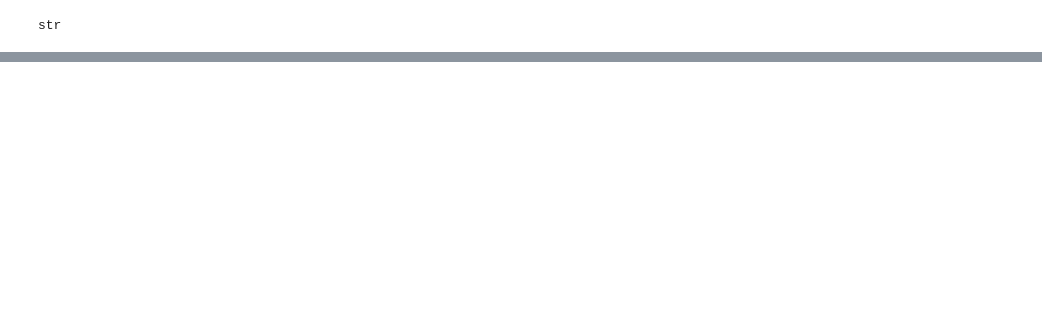
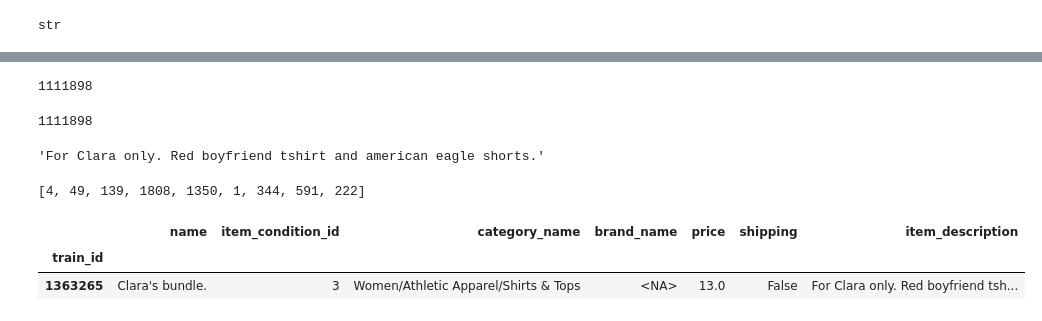
Before and after one commit to rpo19/MercariPriceSuggestionChallenge, a Jupyter notebook: MercariPrice.ipynb, the cells around one changed output, grey strips where cells are left out. Cells and saved outputs as stored; diff of their text form; code cells hidden in the pictures; blank space fills up the shorter version.

```diff
--- a/Untitled.ipynb
+++ b/MercariPrice.ipynb
@@ -228,0 +183,3 @@ dtype: object
+# %%
+data = data[data["item_description"].notna()]
+data.shape
@@ -263,7 +222,7 @@ type(sentences[0])
 str
 # %%
 y = data["price"].values
-sentences_train, sentences_validation, y_train, y_test = train_test_split(sentences, y, test_size=0.25, random_state=1000)
+sentences_train, sentences_validation, y_train, y_validation = train_test_split(sentences, y, test_size=0.25, random_state=1000)
 # %%
 from tensorflow.keras.preprocessing.text import Tokenizer
 # %%
@@ -273,0 +255,22 @@ AttributeError: 'NAType' object has no attribute 'lower'
+# %%
+len(sentences_train)
+# %% [output]
+1111898
+# %%
+len(X_train)
+# %% [output]
+1111898
+# %%
+sentences_train[0]
+# %% [output]
+'For Clara only. Red boyfriend tshirt and american eagle shorts.'
+# %%
+X_train[0]
+# %% [output]
+[4, 49, 139, 1808, 1350, 1, 344, 591, 222]
+# %%
+data[data["item_description"] == sentences_train[0]]
+# %% [output]
+|  | name | item_condition_id | category_name | brand_name | price | shipping | item_description |
+| train_id |  |  |  |  |  |  |  |
+| 1363265 | Clara's bundle. | 3 | Women/Athletic Apparel/Shirts & Tops | <NA> | 13.0 | False | For Clara only. Red boyfriend tsh... |
```
Also changed, not shown: parts of 24 cells of this notebook, 2 other files.
